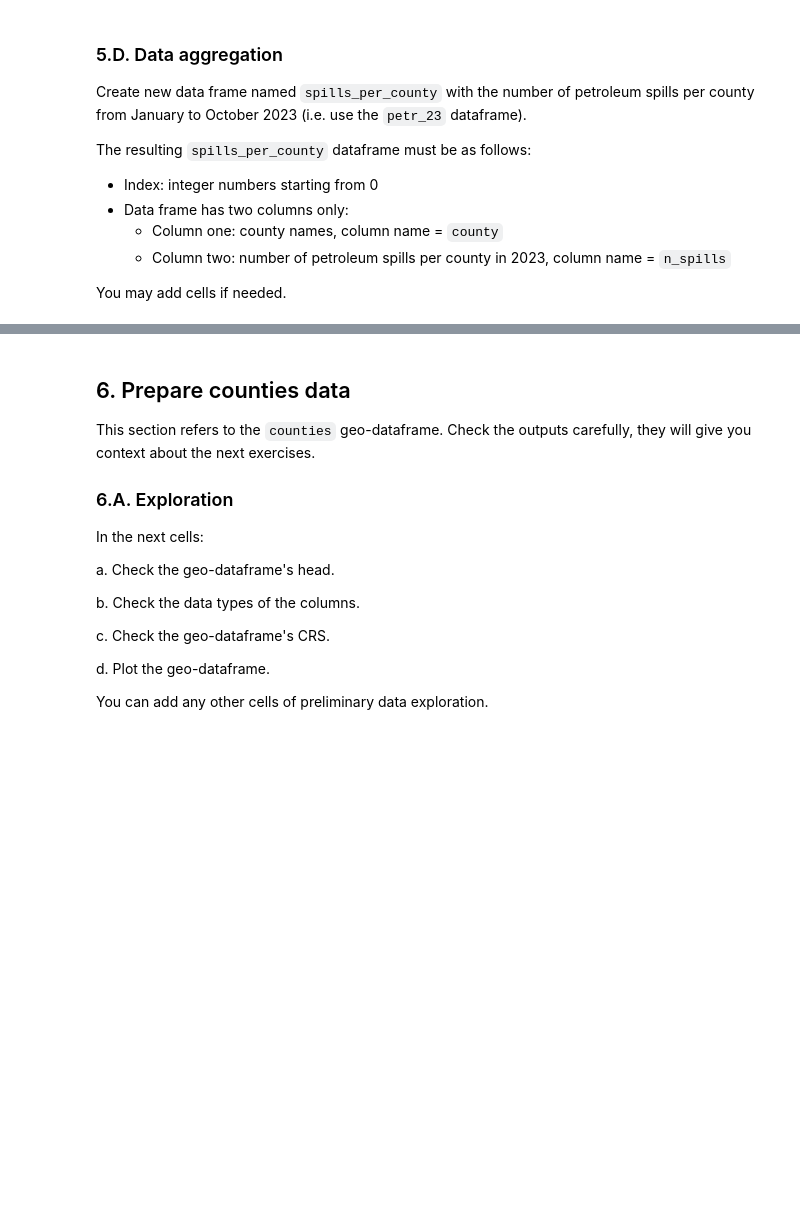
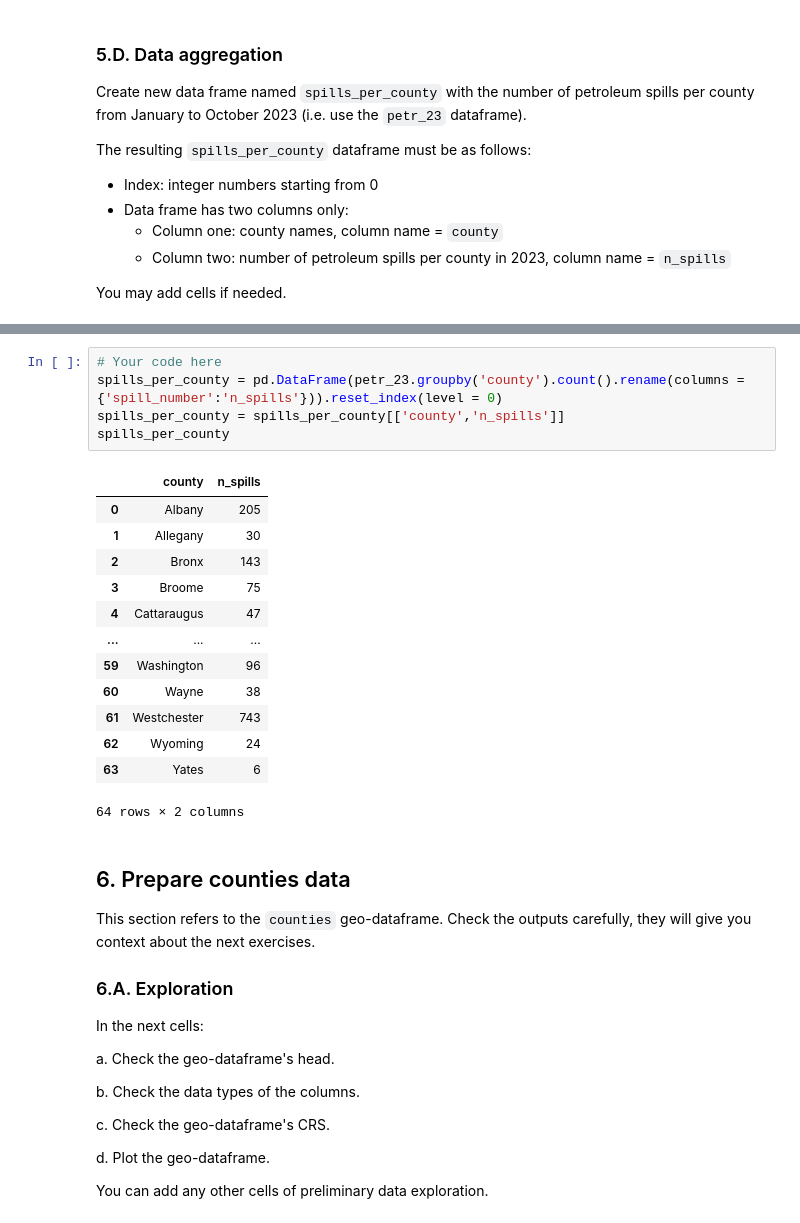
Before and after one commit to nmoraescommit/eds220-hwk3, a Jupyter notebook: hwk3-task1-spills.ipynb, the cells around one changed output, grey strips where cells are left out. Saved outputs shown, nothing was run; the diff lists cells and outputs as text; blank space fills up the shorter version.

```diff
--- a/hwk3-task1-spills.ipynb
+++ b/hwk3-task1-spills.ipynb
@@ -278,3 +279,22 @@ spills_per_county
+# %%
+# Your code here
+spills_per_county = pd.DataFrame(petr_23.groupby('county').count().rename(columns = {'spill_number':'n_spills'})).reset_index(level = 0)
+spills_per_county = spills_per_county[['county','n_spills']]
+spills_per_county
+# %% [output]
+|  | county | n_spills |
+| 0 | Albany | 205 |
+| 1 | Allegany | 30 |
+| 2 | Bronx | 143 |
+| 3 | Broome | 75 |
+| 4 | Cattaraugus | 47 |
+| ... | ... | ... |
+| 59 | Washington | 96 |
+| 60 | Wayne | 38 |
+| 61 | Westchester | 743 |
+| 62 | Wyoming | 24 |
+| 63 | Yates | 6 |
+64 rows × 2 columns
 # %% [markdown]
 ## 6. Prepare counties data
 
```
Also changed, not shown: parts of 12 cells of this notebook, 1 other file.
